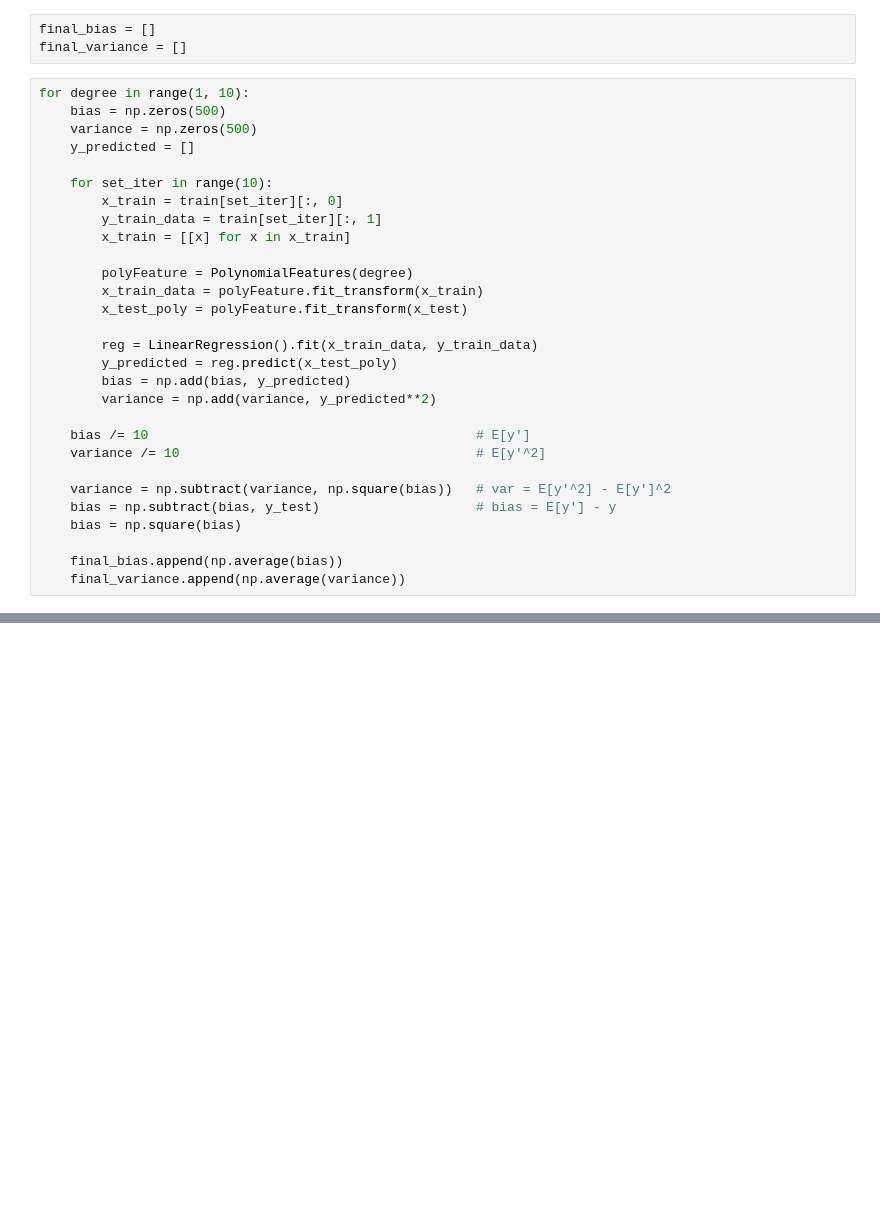
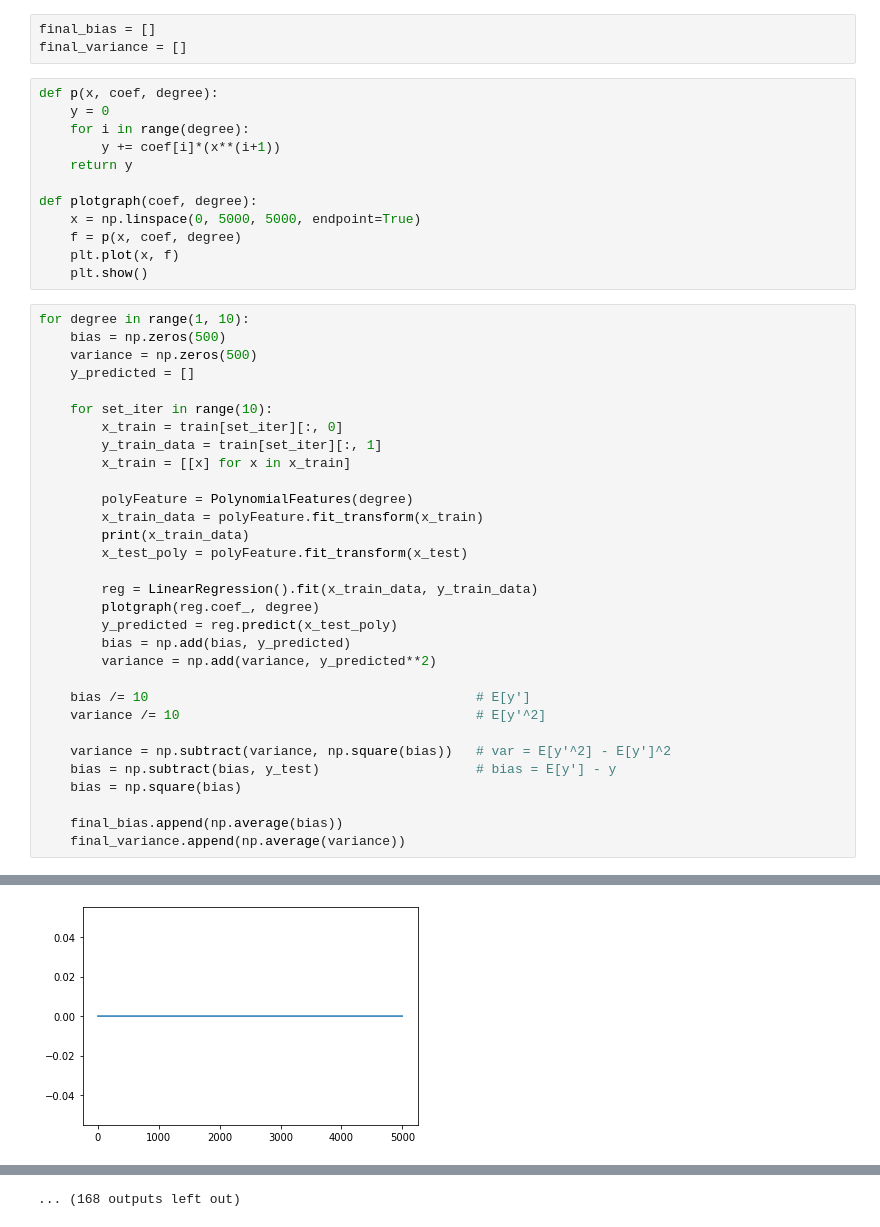
Before and after one commit to samarthamahesh/MDL-Assignment-1, a Jupyter notebook: Q1.ipynb, the cells around one changed output, grey strips where cells are left out. Saved outputs shown, nothing was run; the diff lists cells and outputs as text; blank space fills up the shorter version.

```diff
--- a/Q1.ipynb
+++ b/Q1.ipynb
@@ -23,6 +29,18 @@ x_test = [[x] for x in x_test]
 # %%
 final_bias = []
 final_variance = []
+# %%
+def p(x, coef, degree):
+    y = 0
+    for i in range(degree):
+        y += coef[i]*(x**(i+1))
+    return y
+
+def plotgraph(coef, degree):
+    x = np.linspace(0, 5000, 5000, endpoint=True)
+    f = p(x, coef, degree)
+    plt.plot(x, f)
+    plt.show()
 # %%
 for degree in range(1, 10):
     bias = np.zeros(500)
@@ -36,9 +54,11 @@ for degree in range(1, 10):
 
         polyFeature = PolynomialFeatures(degree)
         x_train_data = polyFeature.fit_transform(x_train)
+        print(x_train_data)
         x_test_poly = polyFeature.fit_transform(x_test)
 
         reg = LinearRegression().fit(x_train_data, y_train_data)
+        plotgraph(reg.coef_, degree)
         y_predicted = reg.predict(x_test_poly)
         bias = np.add(bias, y_predicted)
         variance = np.add(variance, y_predicted**2)
@@ -52,3 +72,4 @@ for degree in range(1, 10):
 
     final_bias.append(np.average(bias))
     final_variance.append(np.average(variance))
+# %% [output]
@@ -54,0 +93 @@ for degree in range(1, 10):
+[figure, added]
@@ -55,3 +184,4 @@ for degree in range(1, 10):
+... (168 outputs left out)
 # %%
 table = PrettyTable()
 table.field_names = ["Degree", "Bias", "Variance"]
```
Also changed, not shown: parts of 3 cells of this notebook, 1 other file.
